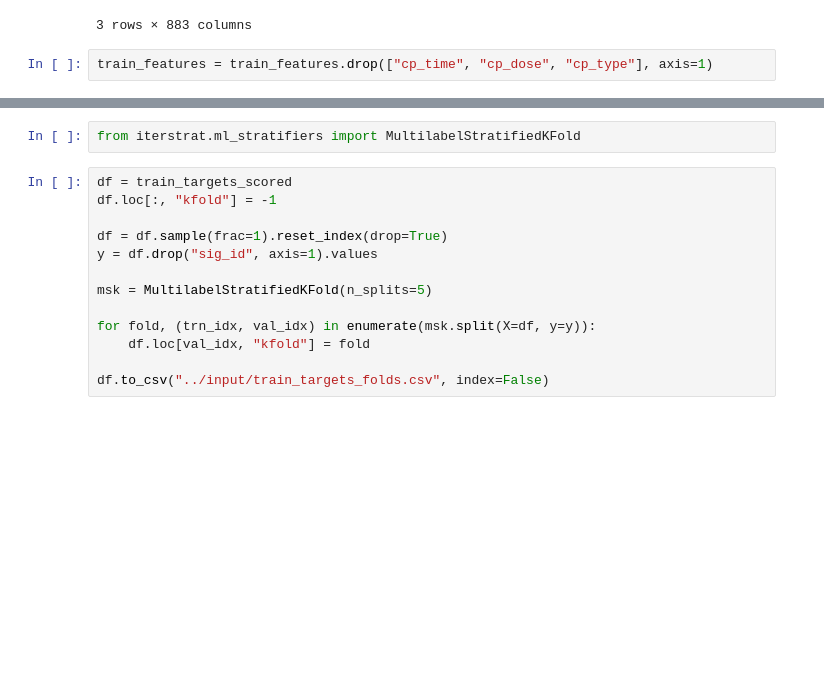
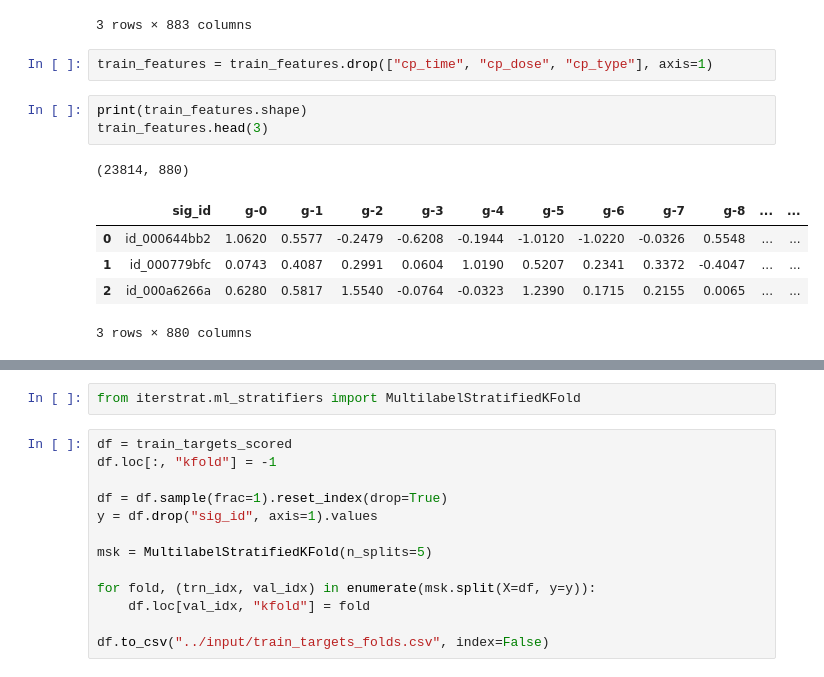
Before and after one commit to akiabe/kaggle_moa-pred, a Jupyter notebook: notebooks/modeling.ipynb, the cells around one changed output, grey strips where cells are left out. Drawn from its saved outputs; the diff is of its cells as text; blank space fills up the shorter version.

```diff
--- a/notebooks/modeling.ipynb
+++ b/notebooks/modeling.ipynb
@@ -152,3 +152,13 @@ train_features.head(3)
 3 rows × 883 columns
 # %%
 train_features = train_features.drop(["cp_time", "cp_dose", "cp_type"], axis=1)
+# %%
+print(train_features.shape)
+train_features.head(3)
+# %% [output]
+(23814, 880)
+|  | sig_id | g-0 | g-1 | g-2 | g-3 | g-4 | g-5 | g-6 | g-7 | g-8 | ... | ... |
+| 0 | id_000644bb2 | 1.0620 | 0.5577 | -0.2479 | -0.6208 | -0.1944 | -1.0120 | -1.0220 | -0.0326 | 0.5548 | ... | ... |
+| 1 | id_000779bfc | 0.0743 | 0.4087 | 0.2991 | 0.0604 | 1.0190 | 0.5207 | 0.2341 | 0.3372 | -0.4047 | ... | ... |
+| 2 | id_000a6266a | 0.6280 | 0.5817 | 1.5540 | -0.0764 | -0.0323 | 1.2390 | 0.1715 | 0.2155 | 0.0065 | ... | ... |
+3 rows × 880 columns
```
Also changed, not shown: parts of 6 cells of this notebook.
